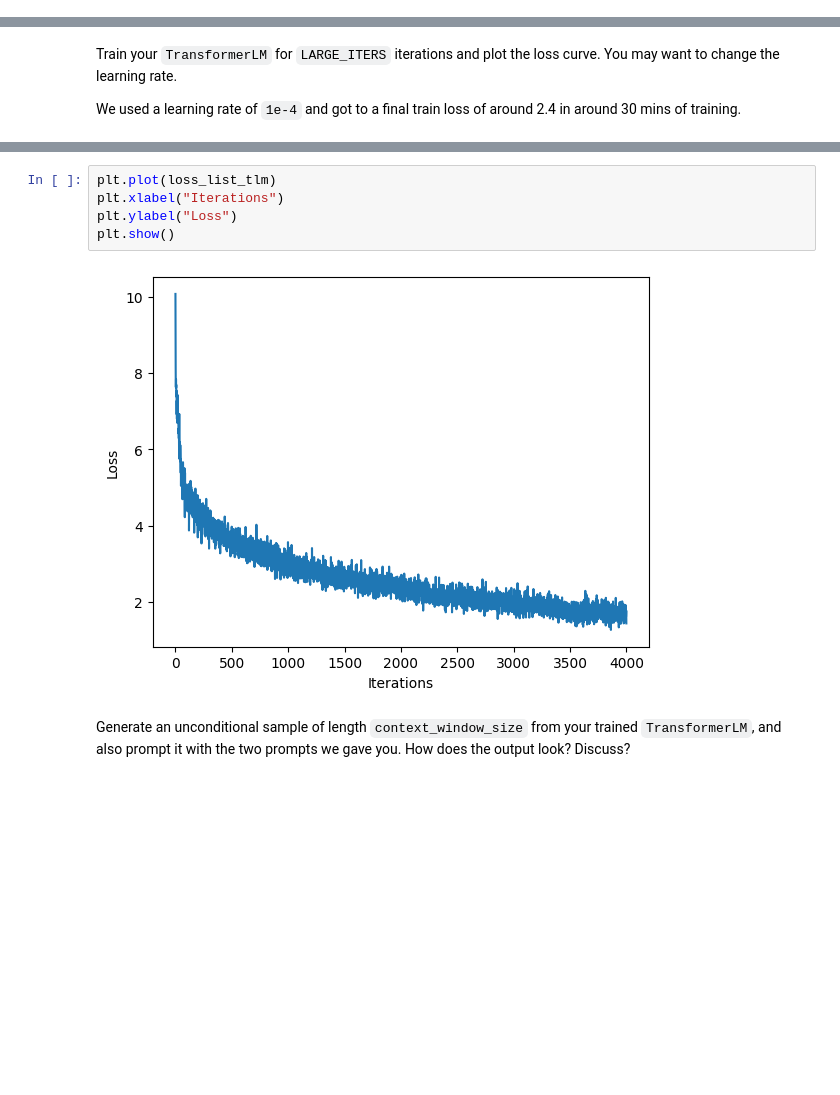
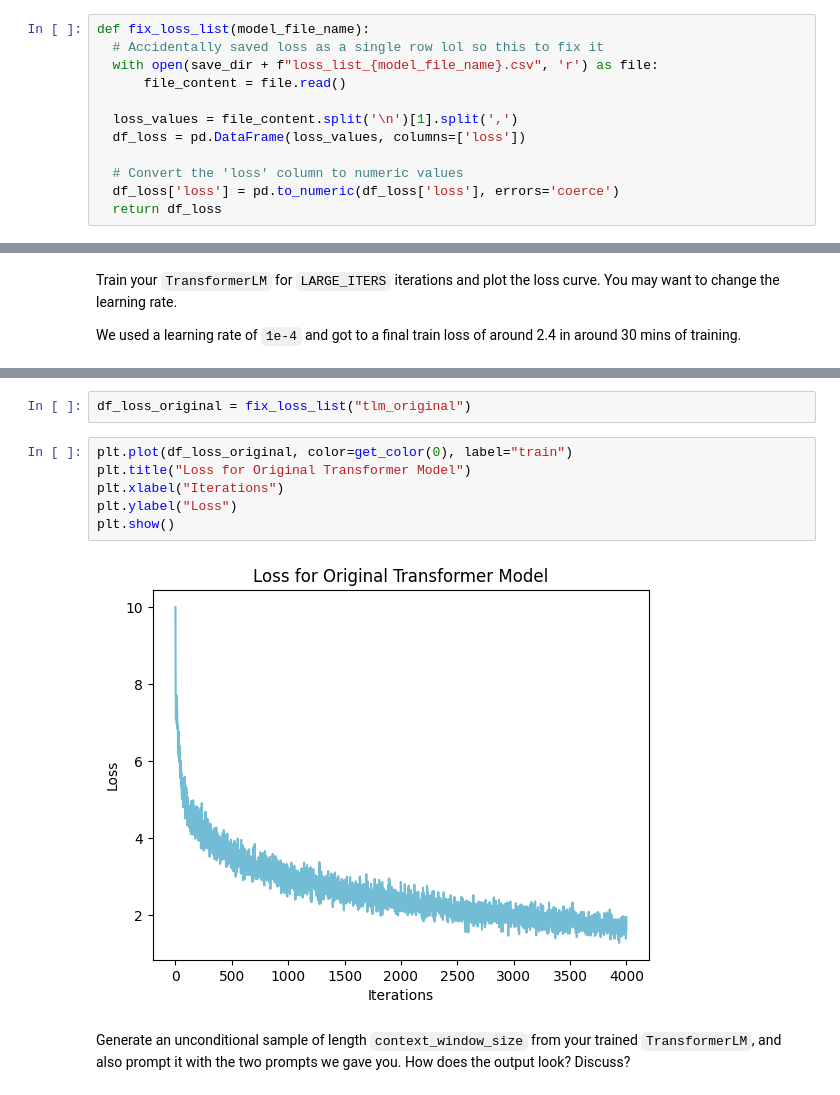
Before and after one commit to noahcowan1/S4Mamba_Implementation, a Jupyter notebook: CowanKatiyar_hw4_Part2.ipynb, the cells around one changed output, grey strips where cells are left out. Saved outputs shown, nothing was run; the diff lists cells and outputs as text; blank space fills up the shorter version.

```diff
--- a/CowanKatiyar_hw4_Part2.ipynb
+++ b/CowanKatiyar_hw4_Part2.ipynb
@@ -101,3 +104,15 @@ def chunk_string(string, size):
     :return: A list of string chunks.
     """
     return [string[i:i+size] for i in range(0, len(string), size)]
+# %%
+def fix_loss_list(model_file_name):
+  # Accidentally saved loss as a single row lol so this to fix it
+  with open(save_dir + f"loss_list_{model_file_name}.csv", 'r') as file:
+      file_content = file.read()
+
+  loss_values = file_content.split('\n')[1].split(',')
+  df_loss = pd.DataFrame(loss_values, columns=['loss'])
+
+  # Convert the 'loss' column to numeric values
+  df_loss['loss'] = pd.to_numeric(df_loss['loss'], errors='coerce')
+  return df_loss
@@ -611,10 +666,13 @@ iteration 2000
+# %%
+df_loss_original = fix_loss_list("tlm_original")
 # %%
-plt.plot(loss_list_tlm)
+plt.plot(df_loss_original, color=get_color(0), label="train")
+plt.title("Loss for Original Transformer Model")
 plt.xlabel("Iterations")
 plt.ylabel("Loss")
 plt.show()
 # %% [output]
-[figure, old version]
+[figure, new version]
 # %% [markdown]
 Generate an unconditional sample of length `context_window_size` from your trained `TransformerLM`, and also prompt it with the two prompts we gave you. How does the output look? Discuss?
 # %%
```
Also changed, not shown: parts of 57 cells of this notebook.
